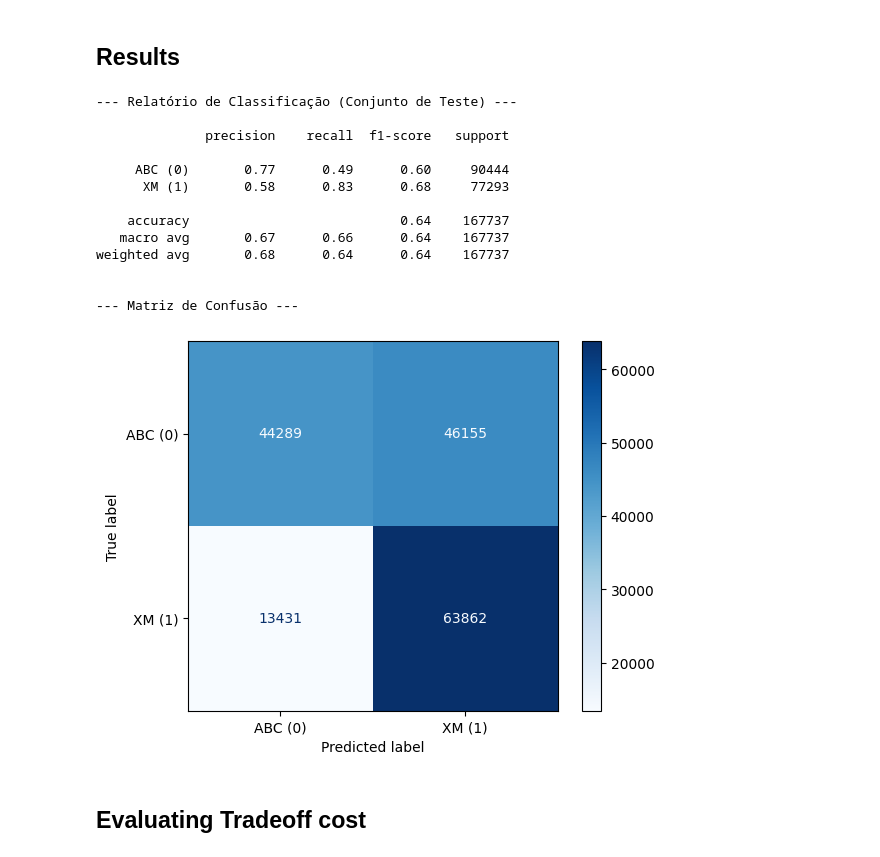
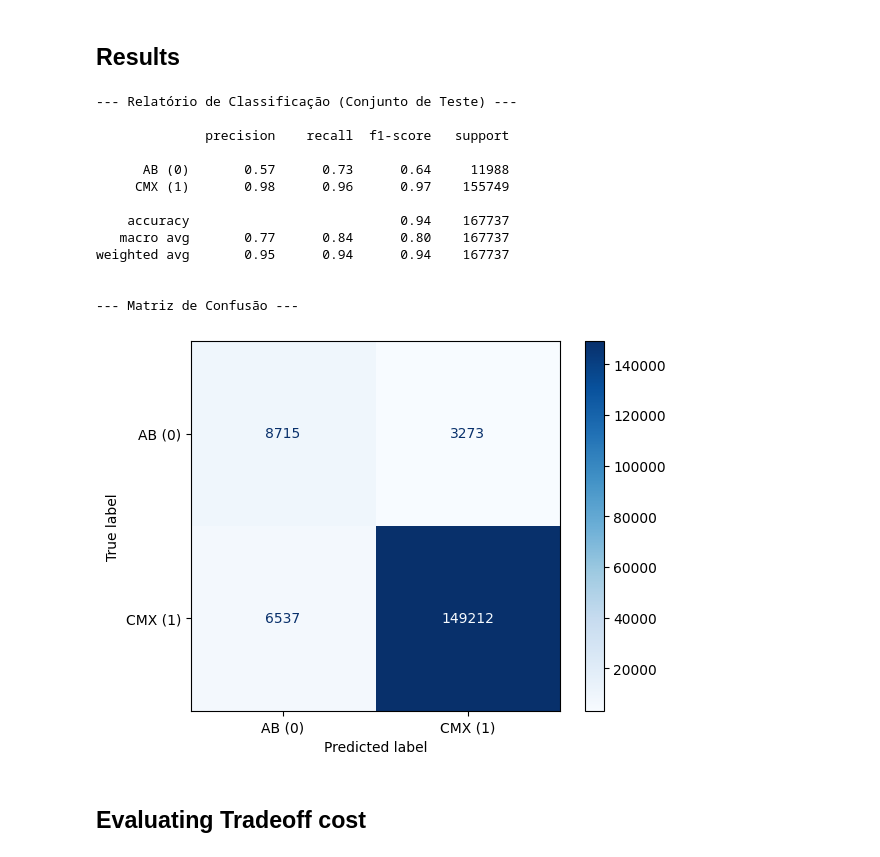
Before and after one commit to DudsFerraz/Solar_Flares_Forecasting, a Jupyter notebook: src/models_trainning/great_filter_training/great_filter_lean_training.ipynb, the cells around one changed output. Saved outputs shown, nothing was run; the diff lists cells and outputs as text; code cells hidden in the pictures.

Commit message:
improving models waterfall

```diff
--- a/src/models_trainning/great_filter_training/great_filter_lean_training.ipynb
+++ b/src/models_trainning/great_filter_training/great_filter_lean_training.ipynb
@@ -18,4 +18,4 @@ load_dotenv()
 slided_df_path = os.path.join(os.getenv("SLIDED_DFS_CSV_PATH"), "data_slided_V2.parquet")
 target_column = "target_class_in_24h"
 
-df_model_input = util.create_df_model_input(slided_df_path, target_column, "xl_", '10min', 'last')
+df_model_input = util.create_df_model_input_opt(slided_df_path, target_column, "xl_", '10min', 'last')
@@ -26,11 +47,11 @@ train_pct = 0.7
 val_pct = (1-train_pct)/2
 test_pct = (1-train_pct)/2
 
-great_filter_data = util.prepare_data(great_filter_training_pool, target_column, lambda lb: 1 if lb >= 4 else 0, train_pct, val_pct)
+great_filter_data = util.prepare_data(great_filter_training_pool, target_column, lambda lb: 1 if lb >= 3 else 0, train_pct, val_pct)
 # %% [markdown]
 ## Features Importance
 # %%
-great_filter_initial_model = joblib.load("../../models/great_filter_model_v1.joblib")
+great_filter_initial_model = joblib.load("../../models/great_filter/great_filter_model_v7.joblib")
 # %%
 feature_names = great_filter_data['x']['train'].columns
 
@@ -64,5 +85,5 @@ print(importance_df.head(25))
 # %%
-THRESHOLD = 0.95
+THRESHOLD = 0.9
 
 features_to_keep = importance_df[importance_df['cumulative_importance'] <= THRESHOLD]['feature'].tolist()
 
@@ -200,29 +216,29 @@ Treinamento concluído.
 # %%
 great_filter_y_pred = great_filter_model.predict(great_filter_lean_data['x']['test'])
 
 print("--- Relatório de Classificação (Conjunto de Teste) ---\n")
-print(classification_report(great_filter_lean_data['y']['test'], great_filter_y_pred, target_names=['ABC (0)', 'XM (1)']))
+print(classification_report(great_filter_lean_data['y']['test'], great_filter_y_pred, target_names=['AB (0)', 'CMX (1)']))
 
 print("\n--- Matriz de Confusão ---")
 cm = confusion_matrix(great_filter_lean_data['y']['test'], great_filter_y_pred)
-disp = ConfusionMatrixDisplay(confusion_matrix=cm, display_labels=['ABC (0)', 'XM (1)'])
+disp = ConfusionMatrixDisplay(confusion_matrix=cm, display_labels=['AB (0)', 'CMX (1)'])
 disp.plot(cmap='Blues')
 plt.show()
 # %% [output]
 --- Relatório de Classificação (Conjunto de Teste) ---
 
               precision    recall  f1-score   support
 
-     ABC (0)       0.77      0.49      0.60     90444
-      XM (1)       0.58      0.83      0.68     77293
+      AB (0)       0.57      0.73      0.64     11988
+     CMX (1)       0.98      0.96      0.97    155749
 
-    accuracy                           0.64    167737
-   macro avg       0.67      0.66      0.64    167737
-weighted avg       0.68      0.64      0.64    167737
+    accuracy                           0.94    167737
+   macro avg       0.77      0.84      0.80    167737
+weighted avg       0.95      0.94      0.94    167737
 
 
 --- Matriz de Confusão ---
-[figure, old version]
+[figure, new version]
 # %% [markdown]
 ## Evaluating Tradeoff cost
 # %%
```
Also changed, not shown: parts of 10 cells of this notebook, 18 other files.
